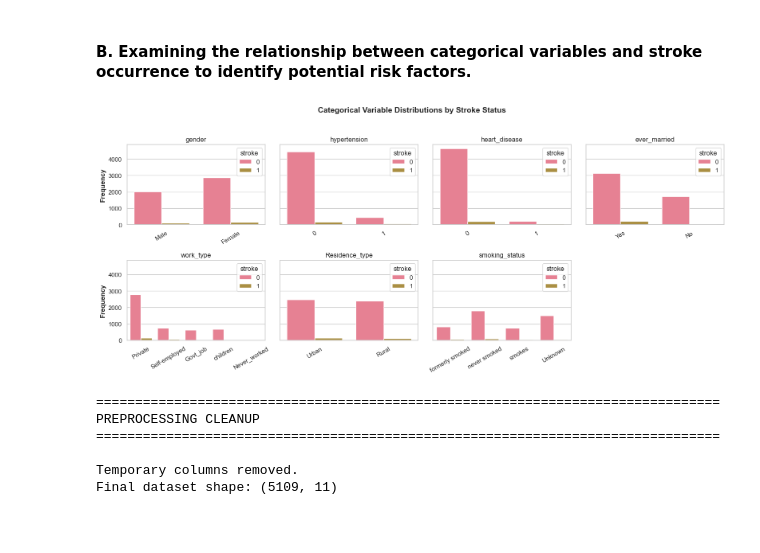
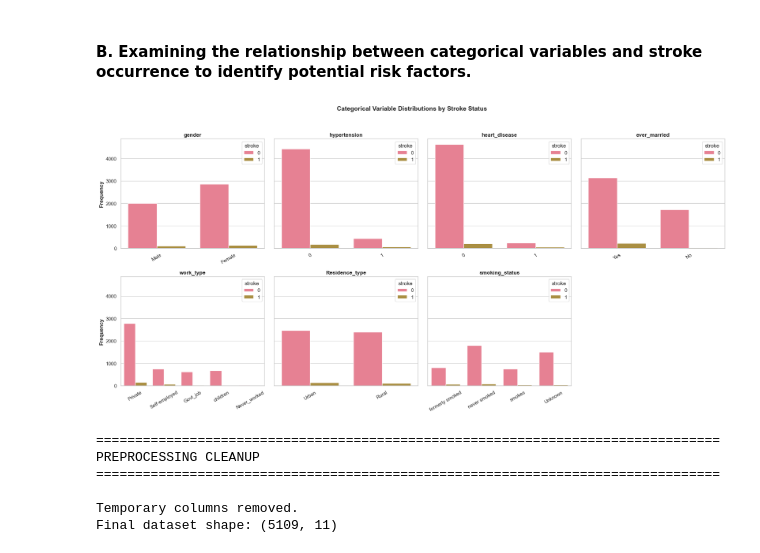
Before and after one commit to Lillian-Elek-Data/ML-with-Python, a Jupyter notebook: Stroke Prediction - Logistic Regression/Stroke Prediction - Logistic Regression.ipynb, the cells around one changed output. Drawn from its saved outputs; the diff is of its cells as text; code cells hidden in the pictures; blank space fills up the shorter version.

```diff
--- a/Stroke Prediction - Logistic Regression/Stroke Prediction - Logistic Regression.ipynb
+++ b/Stroke Prediction - Logistic Regression/Stroke Prediction - Logistic Regression.ipynb
@@ -356,7 +356,7 @@ numerical_variables = ['age', 'avg_glucose_level', 'bmi']
 sns.set(style='whitegrid', palette='husl')
 
 # Create distribution plots
-fig, axes = plt.subplots(1, len(numerical_variables), figsize=(16, 4), sharey=True)
+fig, axes = plt.subplots(1, len(numerical_variables), figsize=(16, 5), sharey=True)
 
 for i, num_var in enumerate(numerical_variables):
     sns.histplot(data=df_preprocessed, x=num_var, hue='stroke', ax=axes[i])
@@ -374,7 +374,7 @@ df_long = df_preprocessed.melt(
     var_name='Variable',
     value_name='Value')
 
-plt.figure(figsize=(13, 4))
+plt.figure(figsize=(13, 5))
 
 sns.boxplot(
     data=df_long,
@@ -415,36 +415,36 @@ categorical_cols = [
 sns.set(style='whitegrid', palette='husl')
 
 n_cols = 4
 n_rows = math.ceil(len(categorical_cols) / n_cols)
 fig, axes = plt.subplots(
     n_rows,
     n_cols,
-    figsize=(4 * n_cols, 3.5 * n_rows),
+    figsize=(5 * n_cols, 5 * n_rows),
     sharey=True)
 
 axes = axes.flatten()
 
 for i, cat_var in enumerate(categorical_cols):
     sns.countplot(
         data=df_preprocessed,
         x=cat_var,
         hue='stroke',
         ax=axes[i])
 
-    axes[i].set_title(cat_var, fontsize=12)
+    axes[i].set_title(cat_var, fontsize=12, weight='bold')
     axes[i].set_xlabel('')
     axes[i].set_ylabel('Frequency', weight='bold')
     axes[i].tick_params(axis='x', rotation=30)
 
 # Remove unused subplots
 for j in range(i + 1, len(axes)):
     fig.delaxes(axes[j])
 
 fig.suptitle('Categorical Variable Distributions by Stroke Status', fontsize=14, weight='bold')
 plt.tight_layout(rect=[0, 0, 1, 0.95])
 plt.show()
 # %% [output]
-[figure, old version]
+[figure, new version]
 # %%
 # Clean up temporary grouping columns
 df_preprocessed = df_preprocessed.drop(columns=['age_group','glucose_group'], axis=1)
```
Also changed, not shown: parts of 8 cells of this notebook.
